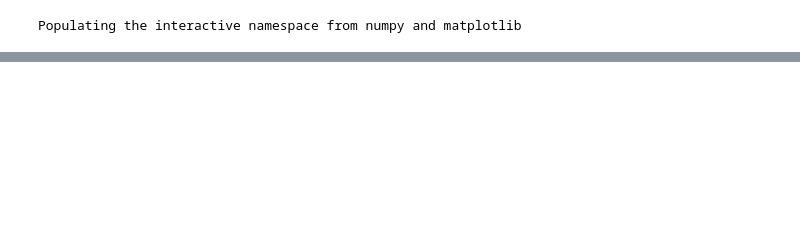
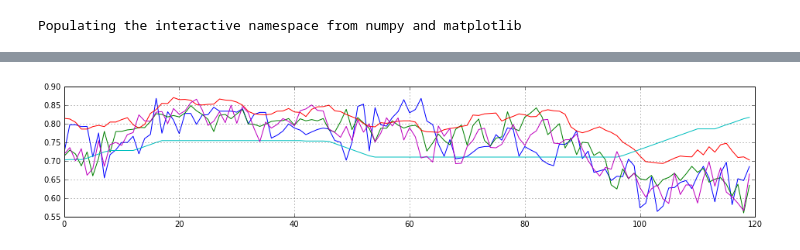
Before and after one commit to rorysroes/SGX-Full-OrderBook-Tick-Data-Trading-Strategy, a Jupyter notebook: Model_Selection.ipynb, the cells around one changed output, grey strips where cells are left out. Drawn from its saved outputs; the diff is of its cells as text; code cells hidden in the pictures; blank space fills up the shorter version.

```diff
--- a/Model_Selection.ipynb
+++ b/Model_Selection.ipynb
@@ -98,2 +70,0 @@ a = Model_Selection(models,model_grid_params)
-# %%
-a.model_fit(X_train,y_train)
@@ -114,8 +70,0 @@ CV Best Score = 0.757777777778
-# %%
-latest_sec = 60 * 30
-pred_sec = 10
-day = 0
-for i in range(0,10,pred_sec):#9000-latest_sec-pred_sec,pred_sec):
-    data_train = data_2014_up[day][i:i+latest_sec]
-    X_train = data_train.drop(["0"],axis=1)
-    y_train = data_train['0']
@@ -128,0 +200,6 @@ e
+# %%
+latest_sec = 60 * 30
+pred_sec = 10
+day = 2
+data_2014 = data_2014_up
+pip = Model_Selection(models,model_grid_params,data_2014,latest_sec,pred_sec,day)
@@ -128,0 +237,3 @@ e
+# %%
+for i in range(0,5,1):
+    plot(np.array(pip.cv_acc_day[0])[i])
@@ -128,0 +281,7 @@ e
+# %%
+plt.figure(figsize = (16,3))
+plt.grid()
+for i in range(0,5,1):
+    plot(np.array(pip.CV_acc.values())[i])
+# %% [output]
+[figure, added]
```
Also changed, not shown: parts of 16 cells of this notebook.
